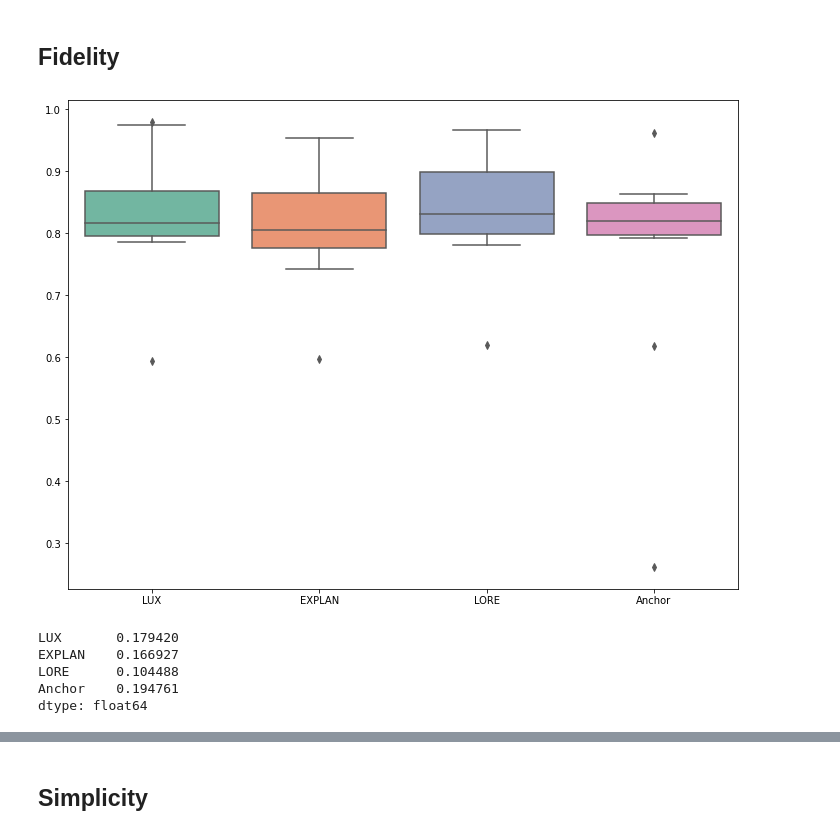
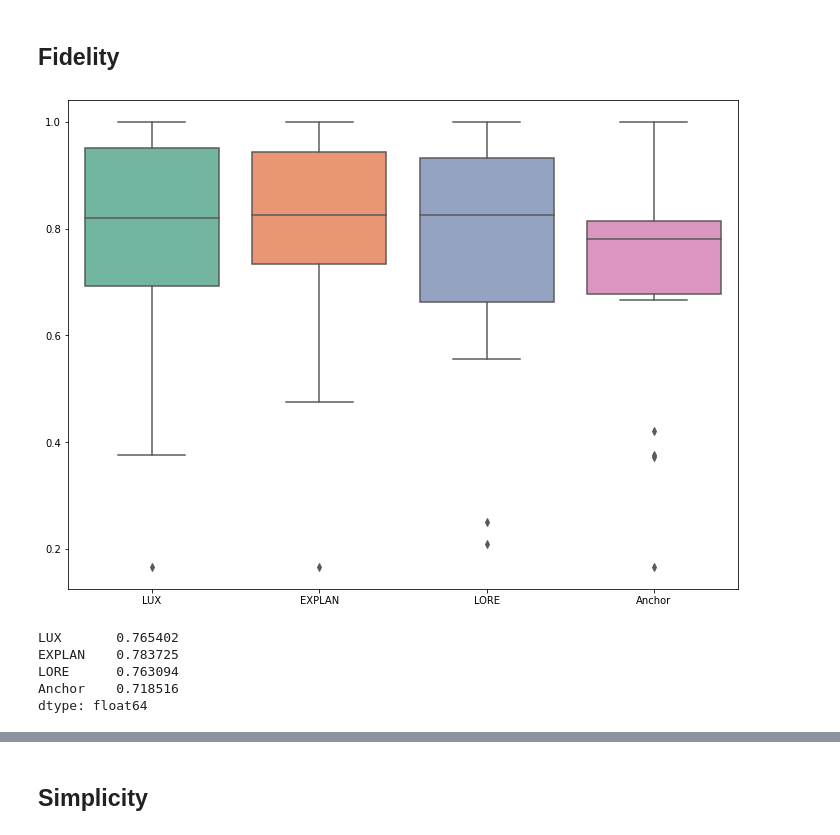
Before and after one commit to sbobek/lux, a Jupyter notebook: lux_paper_figures.ipynb, the cells around one changed output, grey strips where cells are left out. Drawn from its saved outputs; the diff is of its cells as text; code cells hidden in the pictures.

```diff
--- a/lux_paper_figures.ipynb
+++ b/lux_paper_figures.ipynb
@@ -1607,23 +1524,23 @@ directory='realx100_deep_prune_oblique_os_shap_densamp_6'
 # %%
 from matplotlib import pyplot as plt
 import seaborn as sns
 from scipy.stats import f
 fig, ax = plt.subplots(figsize=(12,9))
-aggregated = pd.read_csv(f'./results/{directory}/synthx100_local_fid_nn.csv').fillna(0).groupby('dataset')[['f1_shap','f1_EXPLAN','f1_LORE','f1_anchor']].mean()
+aggregated = pd.read_csv(f'./results/{directory}/synthx100_local_fid_nn.csv').dropna().groupby('dataset')[['f1_shap','f1_EXPLAN','f1_LORE','f1_anchor']].mean()
 aggregated.columns=['LUX','EXPLAN','LORE','Anchor']
 sns.boxplot(data=aggregated, ax=ax,palette='Set2', notch=False)
 plt.savefig('./pix/fidelity-comp.pdf', format='pdf',bbox_inches='tight')
-aggregated_std = pd.read_csv(f'./results/{directory}/synthx100_local_fid_nn.csv').fillna(0).groupby('dataset')[['f1_shap','f1_EXPLAN','f1_LORE','f1_anchor']].std()
+aggregated_std = pd.read_csv(f'./results/{directory}/synthx100_local_fid_nn.csv').dropna().groupby('dataset')[['f1_shap','f1_EXPLAN','f1_LORE','f1_anchor']].std()
 aggregated_std.columns=['LUX','EXPLAN','LORE','Anchor']
 # %% [output]
-[figure, old version]
+[figure, new version]
 # %%
-aggregated_std.mean()
+aggregated.mean()
 # %% [output]
-LUX       0.179420
-EXPLAN    0.166927
-LORE      0.104488
-Anchor    0.194761
+LUX       0.765402
+EXPLAN    0.783725
+LORE      0.763094
+Anchor    0.718516
 dtype: float64
 # %%
 print(to_latex(aggregated, aggregated_std, index_name='dataset'))
```
Also changed, not shown: parts of 60 cells of this notebook, 6 other files.
